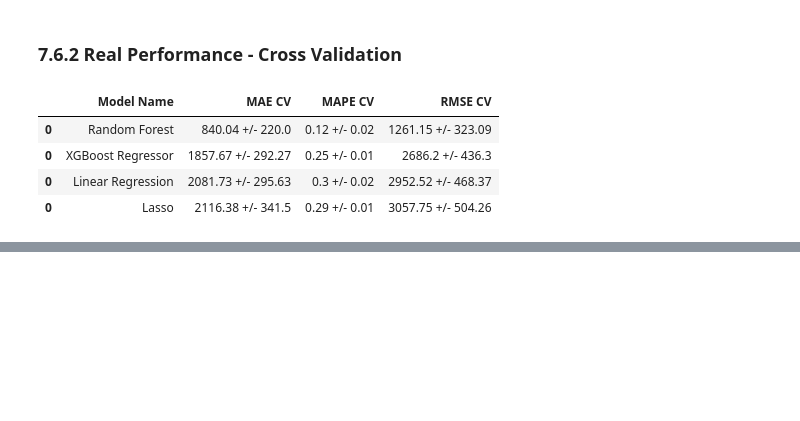
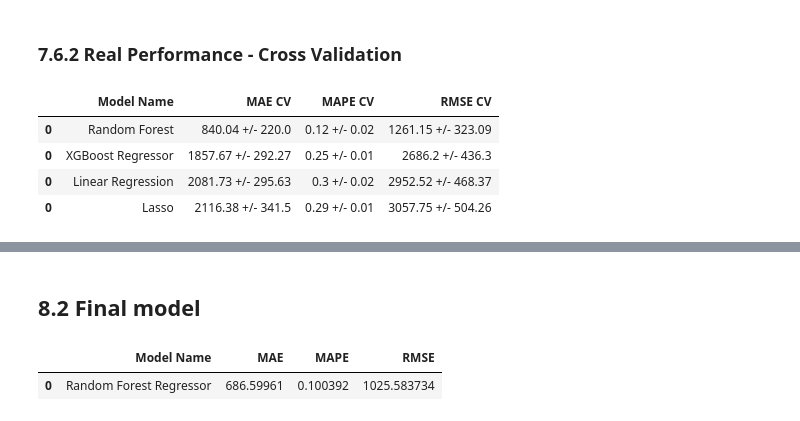
Before and after one commit to leprado06/rossmann, a Jupyter notebook: notebook/v1.ipynb, the cells around one changed output, grey strips where cells are left out. Saved outputs shown, nothing was run; the diff lists cells and outputs as text; code cells hidden in the pictures; blank space fills up the shorter version.

```diff
--- a/notebook/v1.ipynb
+++ b/notebook/v1.ipynb
@@ -878,8 +883,8 @@ X_train = df6[df6['date'] < '2015-06-19']
 y_train = X_train['sales']
 
 #test dataset
-x_test = df6[df6['date'] >= '2015-06-19']
-y_test = x_test['sales']
+X_test = df6[df6['date'] >= '2015-06-19']
+y_test = X_test['sales']
 # %% [markdown]
 ## 6.2 Boruta as feature selector
 # %%
@@ -1110,0 +1150,20 @@ modelling_result.sort_values('RMSE CV')
+# %% [markdown]
+## 8.2 Final model
+# %%
+# Obtendo os melhores hiperparâmetros encontrados
+best_params = {'max_depth': 27, 'max_features': None, 'min_samples_leaf': 3, 'min_samples_split': 3, 'n_estimators': 227}
+
+# final model
+best_rf = RandomForestRegressor(**best_params, random_state=42, n_jobs=-1)
+best_rf.fit(x_train, y_train)
+
+# predict
+y_hat = best_rf.predict(x_test)
+
+#performance
+best_rf_result = ml_error("Random Forest Regressor", np.expm1(y_test), np.expm1(y_hat))
+
+best_rf_result
+# %% [output]
+|  | Model Name | MAE | MAPE | RMSE |
+| 0 | Random Forest Regressor | 686.59961 | 0.100392 | 1025.583734 |
```
Also changed, not shown: parts of 17 cells of this notebook.
